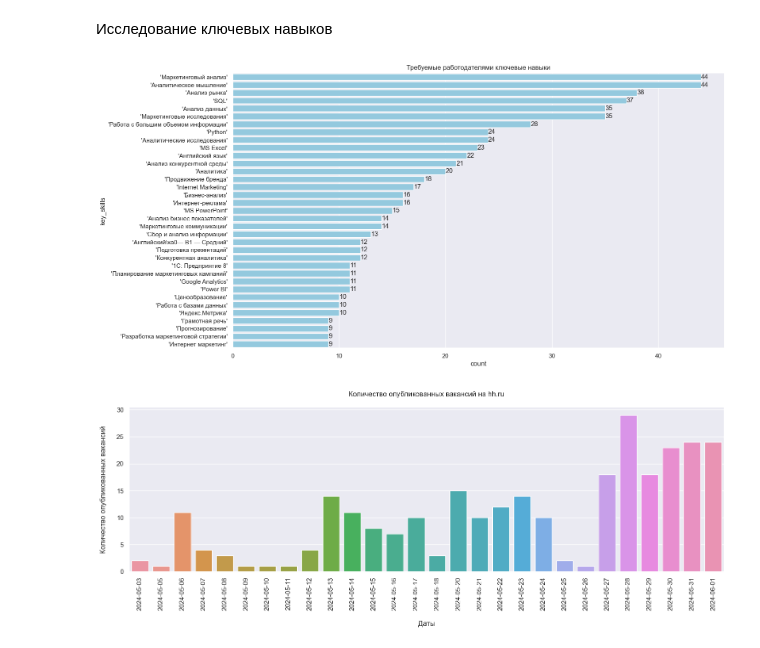
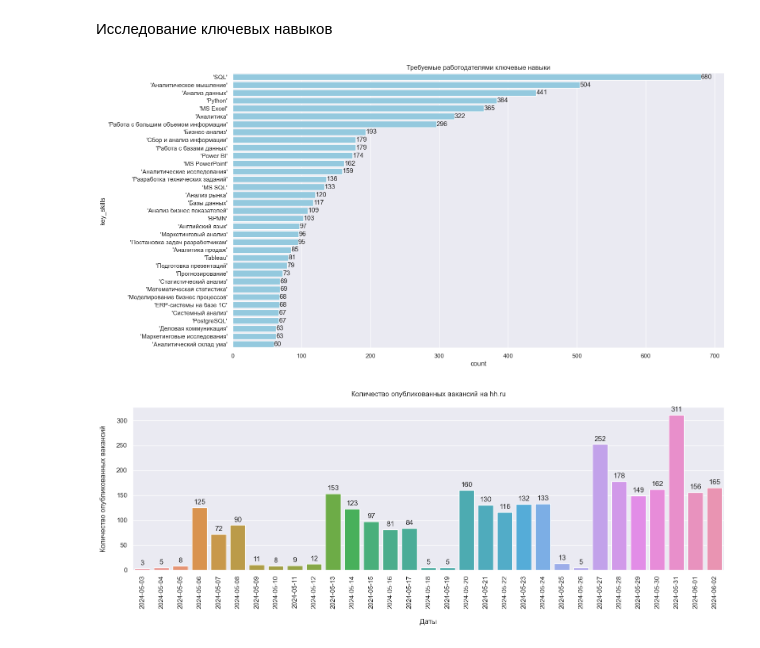
Before and after one commit to 4HappyTeam/DA_vacancy_analysis, a Jupyter notebook: vacancy_analizer_am.ipynb, the cells around one changed output. Drawn from its saved outputs; the diff is of its cells as text; code cells hidden in the pictures.

```diff
--- a/vacancy_analizer_am.ipynb
+++ b/vacancy_analizer_am.ipynb
@@ -14,0 +9,14 @@ df.head(2)
+# %%
+# df = pd.read_csv(r'2_88__дата_маркетинг_10_156_150_164_163_157_134_name_description.csv', sep=';', encoding='utf-8')
+# df.head(2)
+
+files_lst = glob.glob('*.csv')
+
+df = pd.DataFrame()
+for f in files_lst:
+    tmp_df = pd.read_csv(f, sep=';', encoding='utf-8')
+    df = pd.concat([df, tmp_df], axis=0)
+
+# Удаляем дублирующиеся строки
+df = df.drop_duplicates()
+df.shape
@@ -15,6 +25,7 @@ df.head(2)
 # %% [markdown]
 Преобразование даты __date__ в формат `datetime` в новую колонку __date_cr__
 # %%
+# Преобразование даты date в формат datetime в новую колонку date_cr
 month_numbers = {'января': '01', 'февраля': '02', 'марта': '03', 'апреля': '04', 'мая': '05', 'июня': '06', 'июля': '07',
                  'августа': '08', 'сентября': '09', 'октября': '10', 'ноября': '11', 'декабря': '12'}
 
@@ -23,7 +34,8 @@ def month_replace(line):
         line = line.replace(k, v)
     return line
 
+df = df.dropna(subset=['date'])
 df['date_cr'] = df['date'].apply(lambda x: re.findall('опубликована (.*?) в', x)[0].replace("\xa0", " ").strip())
 df['date_cr'] = df['date_cr'].apply(lambda x: datetime.datetime.strptime(month_replace(x), '%d %m %Y'))
 df['date_cr'] = df.date_cr.dt.date
-# df
+df
@@ -87,20 +114,28 @@ plt.title('Требуемые работодателями ключевые на
 # Отображение графика
 plt.show()
 # %% [output]
-[figure, old version]
+[figure, new version]
 # %%
-# df['Year'] = df['Year'].astype('int')
+
 df_1 = df.groupby(['date_cr'], as_index=False) \
          .agg({'id': 'count'}) \
          .rename(columns={'id': 'count_create'}) \
          .sort_values(['date_cr'], ascending=True)
 
 sns.set_theme(rc={'figure.figsize':(18,5)})
 ax = sns.barplot(data=df_1, y='count_create', x='date_cr')
 ax.set_xticklabels(df_1.date_cr, rotation=90)
 ax.set_title('Количество опубликованных вакансий на hh.ru\n')
 ax.set_ylabel('Количество опубликованных вакансий\n')
 ax.set_xlabel('\nДаты')
-sns.despine()
+
+# Добавляем значения к столбцам
+for p in ax.patches:
+    ax.annotate(format(p.get_height(), '.0f'),
+                (p.get_x() + p.get_width() / 2., p.get_height()),
+                ha = 'center', va = 'center',
+                xytext = (0, 9),
+                textcoords = 'offset points')
+plt.show()
 # %% [output]
-[figure, old version]
+[figure, new version]
```
Also changed, not shown: parts of 5 cells of this notebook.
